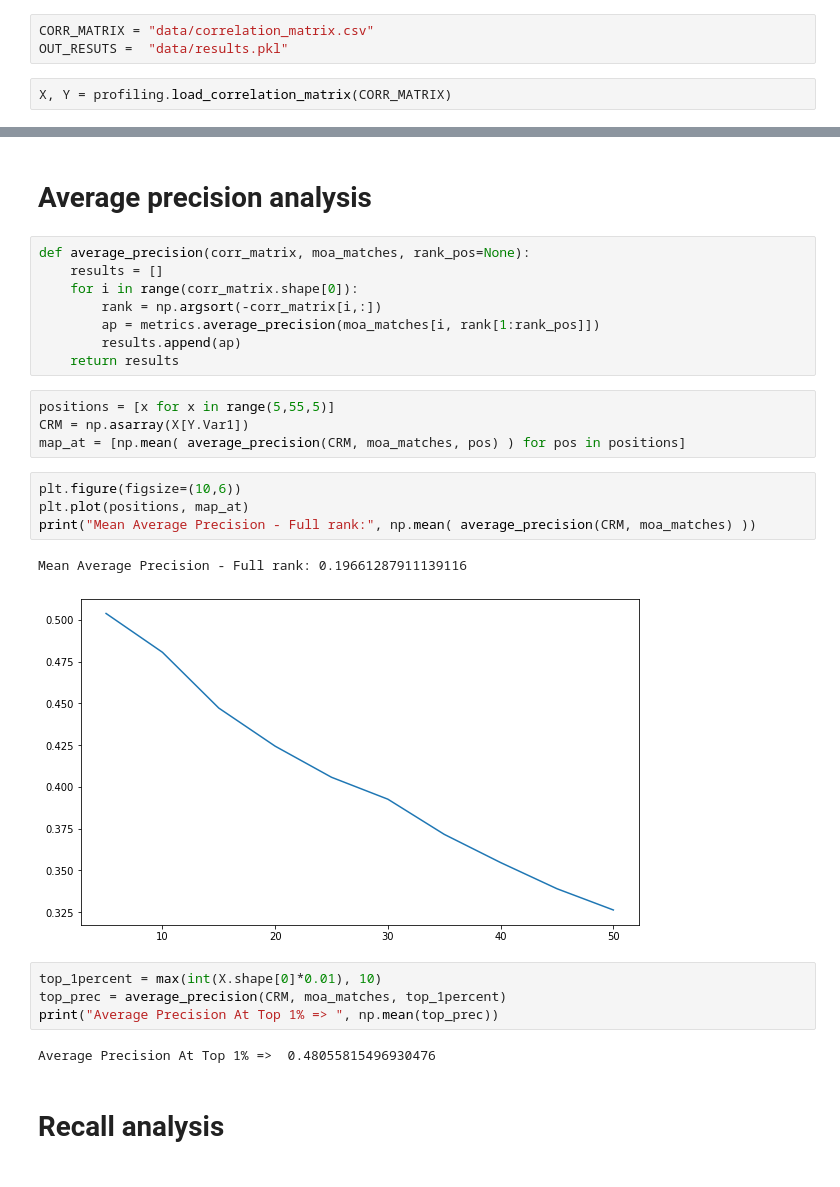
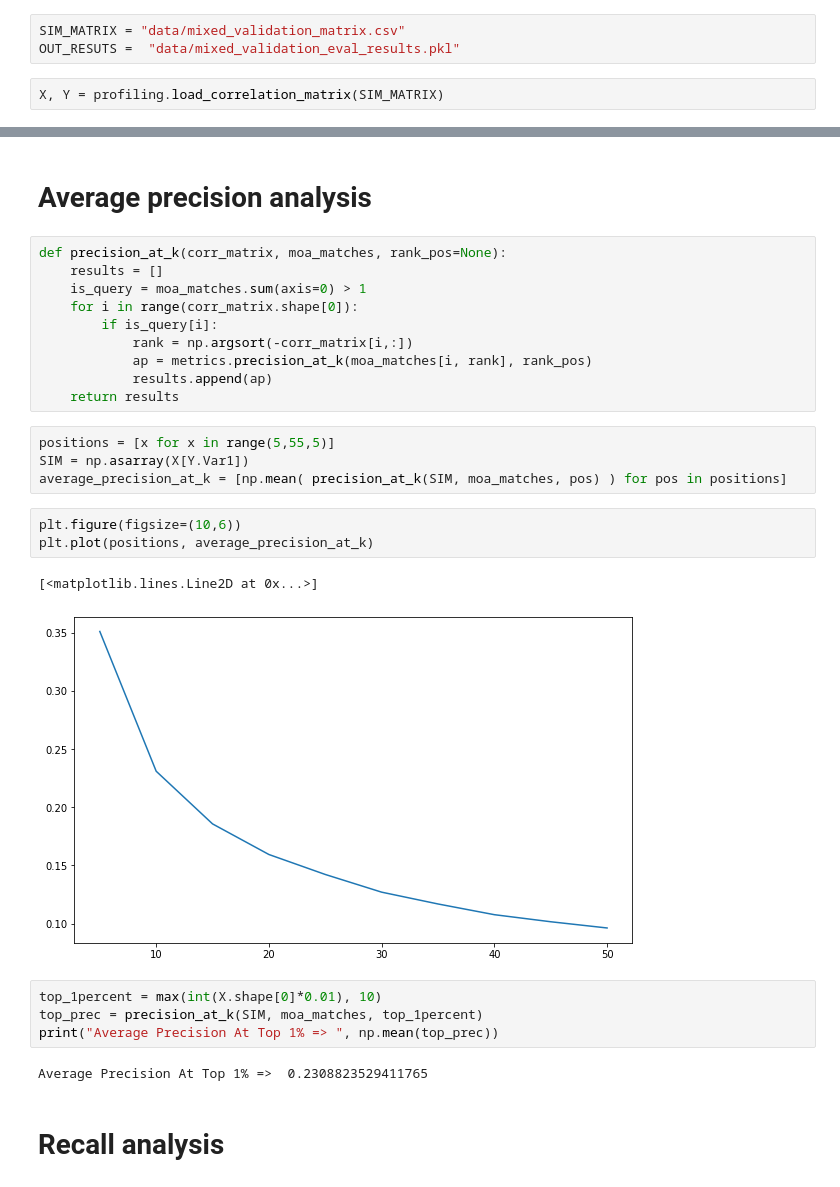
Before and after one commit to broadinstitute/DeepProfilerExperiments, a Jupyter notebook: ta-orf/04-downstream-analysis.ipynb, the cells around one changed output, grey strips where cells are left out. Saved outputs shown, nothing was run; the diff lists cells and outputs as text.

Commit message:
Cosine similarity and query filtering

```diff
--- a/ta-orf/04-downstream-analysis.ipynb
+++ b/ta-orf/04-downstream-analysis.ipynb
@@ -30,10 +30,10 @@ import profiling
 # %% [markdown]
 # Load correlation matrix
 # %%
-CORR_MATRIX = "data/correlation_matrix.csv"
-OUT_RESUTS =  "data/results.pkl"
+SIM_MATRIX = "data/mixed_validation_matrix.csv"
+OUT_RESUTS =  "data/mixed_validation_eval_results.pkl"
 # %%
-X, Y = profiling.load_correlation_matrix(CORR_MATRIX)
+X, Y = profiling.load_correlation_matrix(SIM_MATRIX)
 # %% [markdown]
 # MOA matching
 # %%
@@ -106,30 +86,31 @@ plt.plot(100-R["percentile"], R["ods_ratio"])
 # %% [markdown]
 # Average precision analysis
 # %%
-def average_precision(corr_matrix, moa_matches, rank_pos=None):
+def precision_at_k(corr_matrix, moa_matches, rank_pos=None):
     results = []
+    is_query = moa_matches.sum(axis=0) > 1
     for i in range(corr_matrix.shape[0]):
-        rank = np.argsort(-corr_matrix[i,:])
-        ap = metrics.average_precision(moa_matches[i, rank[1:rank_pos]])
-        results.append(ap)
+        if is_query[i]:
+            rank = np.argsort(-corr_matrix[i,:])
+            ap = metrics.precision_at_k(moa_matches[i, rank], rank_pos)
+            results.append(ap)
     return results
 # %%
 positions = [x for x in range(5,55,5)]
-CRM = np.asarray(X[Y.Var1])
-map_at = [np.mean( average_precision(CRM, moa_matches, pos) ) for pos in positions]
+SIM = np.asarray(X[Y.Var1])
+average_precision_at_k = [np.mean( precision_at_k(SIM, moa_matches, pos) ) for pos in positions]
 # %%
 plt.figure(figsize=(10,6))
-plt.plot(positions, map_at)
-print("Mean Average Precision - Full rank:", np.mean( average_precision(CRM, moa_matches) ))
+plt.plot(positions, average_precision_at_k)
 # %% [output]
-Mean Average Precision - Full rank: 0.19661287911139116
+[<matplotlib.lines.Line2D at 0x...>]
-[figure, old version]
+[figure, new version]
 # %%
 top_1percent = max(int(X.shape[0]*0.01), 10)
-top_prec = average_precision(CRM, moa_matches, top_1percent)
+top_prec = precision_at_k(SIM, moa_matches, top_1percent)
 print("Average Precision At Top 1% => ", np.mean(top_prec))
 # %% [output]
-Average Precision At Top 1% =>  0.48055815496930476
+Average Precision At Top 1% =>  0.2308823529411765
 # %% [markdown]
 # Recall analysis
 # %%
```
Also changed, not shown: parts of 11 cells of this notebook, 2 other files.
